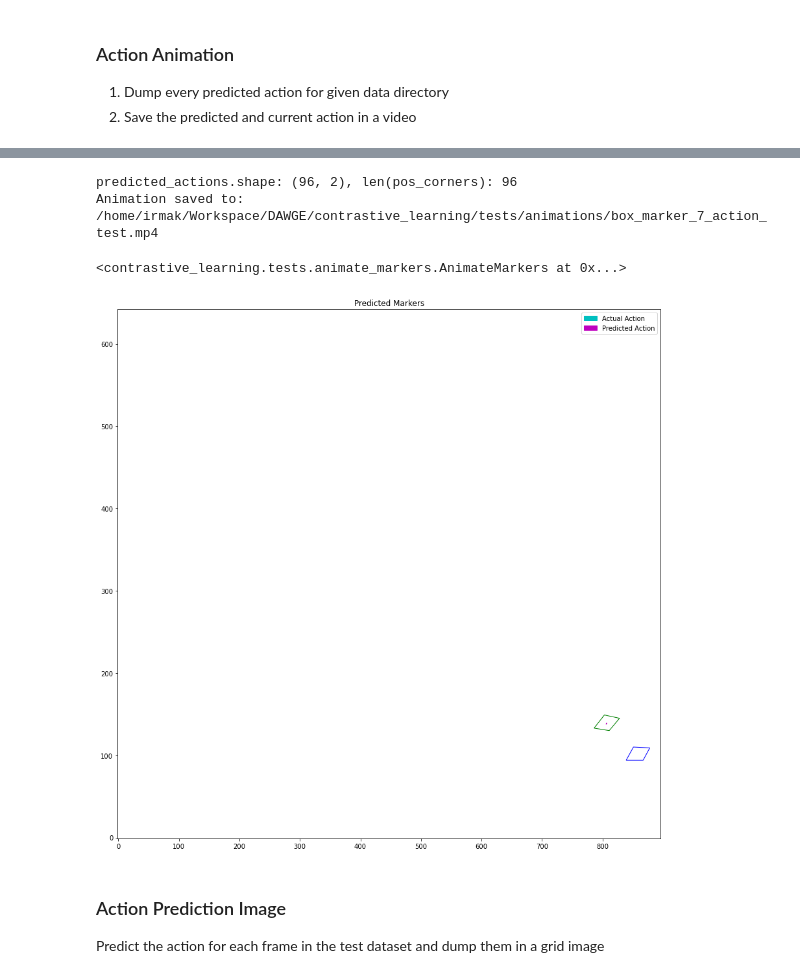
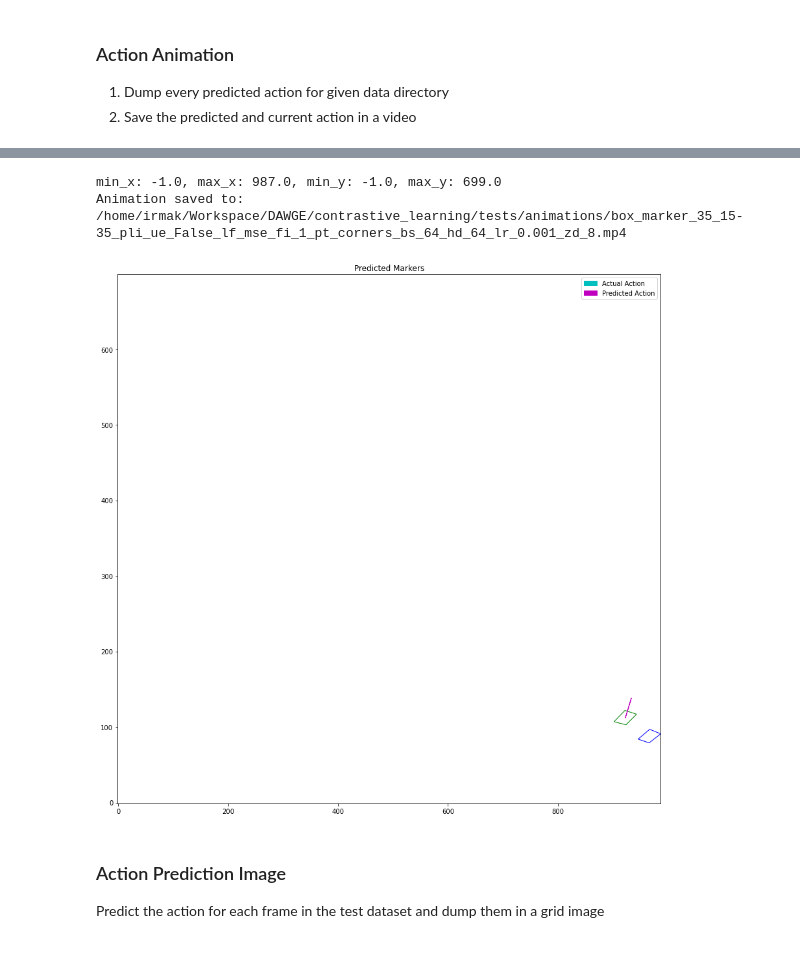
Before and after one commit to irmakguzey/DAWGE, a Jupyter notebook: contrastive_learning/notebooks/pli_test.ipynb, the cells around one changed output, grey strips where cells are left out. Saved outputs shown, nothing was run; the diff lists cells and outputs as text; code cells hidden in the pictures.

```diff
--- a/contrastive_learning/notebooks/pli_test.ipynb
+++ b/contrastive_learning/notebooks/pli_test.ipynb
@@ -30,7 +33,7 @@ torch.cuda.set_device(0)
 # %%
 # Set the device and out_dir
 device = torch.device('cuda:0')
-out_dir = '/home/irmak/Workspace/DAWGE/contrastive_learning/out/2022.07.15/19-57_pli'
+out_dir = '/home/irmak/Workspace/DAWGE/contrastive_learning/out/2022.07.21/15-35_pli_ue_False_lf_mse_fi_1_pt_corners_bs_64_hd_64_lr_0.001_zd_8'
 cfg = OmegaConf.load(os.path.join(out_dir, '.hydra/config.yaml'))
 model_path = os.path.join(out_dir, 'models/lin_model.pt')
 
@@ -55,8 +58,8 @@ DistributedDataParallel(
 1. Dump every predicted action for given data directory
 2. Save the predicted and current action in a video
 # %%
-demo_name = 'box_marker_7'
-exp_name = '2022.07.15-19-57_pli'
+demo_name = 'box_marker_35'
+exp_name = out_dir.split('/')[-1]
 data_dir = '/home/irmak/Workspace/DAWGE/src/dawge_planner/data/{}'.format(demo_name)
 dump_dir = '/home/irmak/Workspace/DAWGE/contrastive_learning/tests/animations'
 dump_file = '{}_{}.mp4'.format(demo_name, exp_name)
@@ -69,17 +104,26 @@ FileNotFoundError: [Errno 2] No such file or directory: '/home/irmak/Workspace/D
 # %%
-AnimateMarkers(
-    data_dir = data_dir,
-    dump_dir = dump_dir,
-    dump_file = dump_file,
-    fps = fps,
-    mult_traj = False,
-    show_predicted_action = True
-) # Saves them in the given dump_file
+
+if cfg.pos_type == 'corners':
+    AnimateMarkers(
+        data_dir = data_dir,
+        dump_dir = dump_dir,
+        dump_file = dump_file,
+        fps = fps,
+        mult_traj = False,
+        show_predicted_action = True
+    ) # Saves them in the given dump_file
+elif cfg.pos_type == 'rvec_tvec':
+    AnimateRvecTvec(
+        data_dir = data_dir,
+        dump_dir = dump_dir,
+        dump_file = dump_file,
+        fps = fps,
+        show_predicted_action=True
+    )
 # %% [output]
-predicted_actions.shape: (96, 2), len(pos_corners): 96
-Animation saved to: /home/irmak/Workspace/DAWGE/contrastive_learning/tests/animations/box_marker_7_action_test.mp4
+min_x: -1.0, max_x: 987.0, min_y: -1.0, max_y: 699.0
+Animation saved to: /home/irmak/Workspace/DAWGE/contrastive_learning/tests/animations/box_marker_35_15-35_pli_ue_False_lf_mse_fi_1_pt_corners_bs_64_hd_64_lr_0.001_zd_8.mp4
-<contrastive_learning.tests.animate_markers.AnimateMarkers at 0x...>
-[figure, old version]
+[figure, new version]
 # %% [markdown]
 ### Action Prediction Image
 Predict the action for each frame in the test dataset and dump them in a grid image
```
Also changed, not shown: parts of 7 cells of this notebook, 4 other files.
